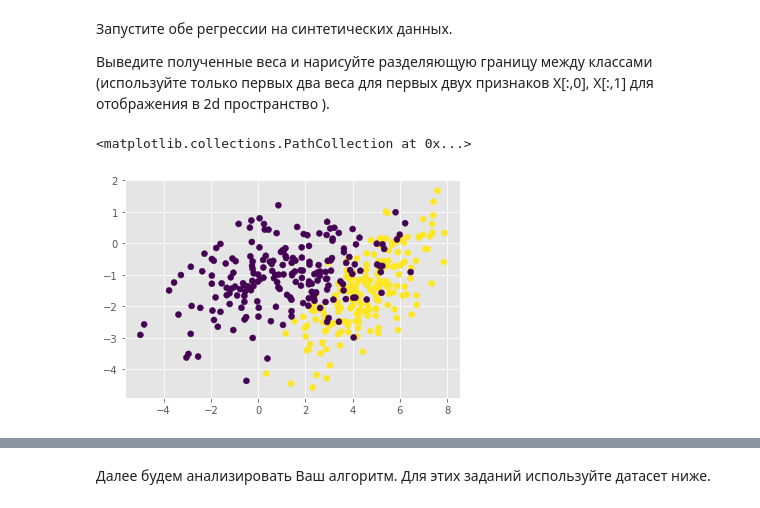
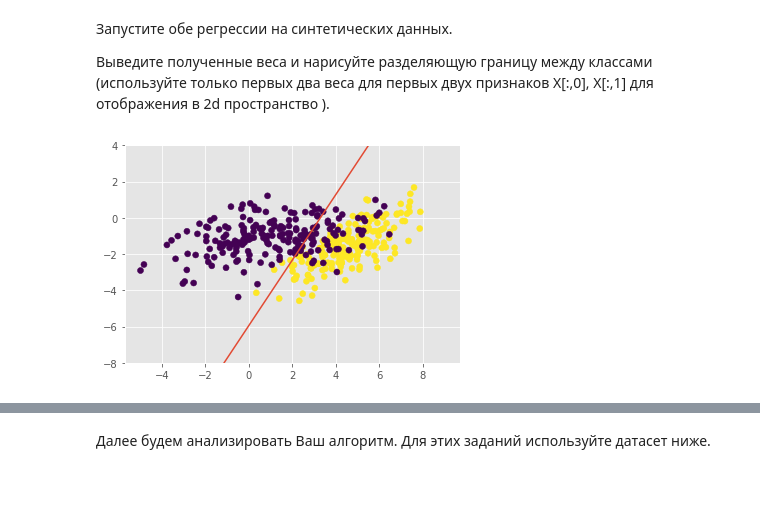
Before and after one commit to AlexFes/sphere_ml_2019, a Jupyter notebook: fesenko_hw2.ipynb, the cells around one changed output, grey strips where cells are left out. Cells and saved outputs as stored; diff of their text form; code cells hidden in the pictures.

```diff
--- a/fesenko_hw2.ipynb
+++ b/fesenko_hw2.ipynb
@@ -229,6 +295,8 @@ Fib num: 3 fib values: 2
 # %% [markdown]
 Если Вам понравилась идея с генераторами, то Вы можете реализовать свой, используя прототип batch_generator. В нем Вам нужно выдавать батчи признаков и ответов для каждой новой итерации спуска. Если не понравилась идея, то можете реализовывать SGD или mini-batch GD без генераторов.
 # %%
+from sklearn.utils import shuffle as skshuffle
+
 def batch_generator(X, y, shuffle=True, batch_size=1):
     """
     Гератор новых батчей для обучения
@@ -239,10 +307,11 @@ def batch_generator(X, y, shuffle=True, batch_size=1):
     Генерирует подвыборку для итерации спуска (X_batch, y_batch)
     """
 
-    # Not a full epoch!
-    for i in X.shape(0) // batch_size:
-        X_batch = X[i*batch_size:i*batch_size + batch_size, :]
-        y_batch = y[i*batch_size:i*batch_size + batch_size]
+    X_shuffle, y_shuffle = skshuffle(X, y, random_state=0)
+
+    for i in range(X.shape[0] // batch_size):
+        X_batch = X_shuffle[i*batch_size:i*batch_size + batch_size, :]
+        y_batch = y_shuffle[i*batch_size:i*batch_size + batch_size]
         yield (X_batch, y_batch)
 # %%
 #%%pycodestyle
@@ -365,17 +497,26 @@ def plot_decision_boundary(clf):
+# %%
+def plot_decision_boundary(clf):
+    Xpoint = np.array([-5, 9])
+    plt.ylim(-8., 4.)
+    plt.plot(Xpoint,
+         (-clf.weights[2]/clf.weights[1])
+         - (clf.weights[0]/clf.weights[1])*Xpoint)
 # %%
 np.random.seed(0)
 
 C1 = np.array([[0., -0.8], [1.5, 0.8]])
 C2 = np.array([[1., -0.7], [2., 0.7]])
 gauss1 = np.dot(np.random.randn(200, 2) + np.array([5, 3]), C1)
 gauss2 = np.dot(np.random.randn(200, 2) + np.array([1.5, 0]), C2)
 
 X = np.vstack([gauss1, gauss2])
 y = np.r_[np.ones(200), np.zeros(200)]
 
-# plot_decision_boundary(your_model)
+classifier = MySGDClassifier(batch_generator=batch_generator,
+                             max_epoch=10, alpha=0.01, C=10, model_type='log_reg')
+classifier.fit(X, y, batch_size=1)
 
 plt.scatter(X[:,0], X[:,1], c=y)
+plot_decision_boundary(classifier)
 # %% [output]
-<matplotlib.collections.PathCollection at 0x...>
-[figure, old version]
+[figure, new version]
```
Also changed, not shown: parts of 20 cells of this notebook.
